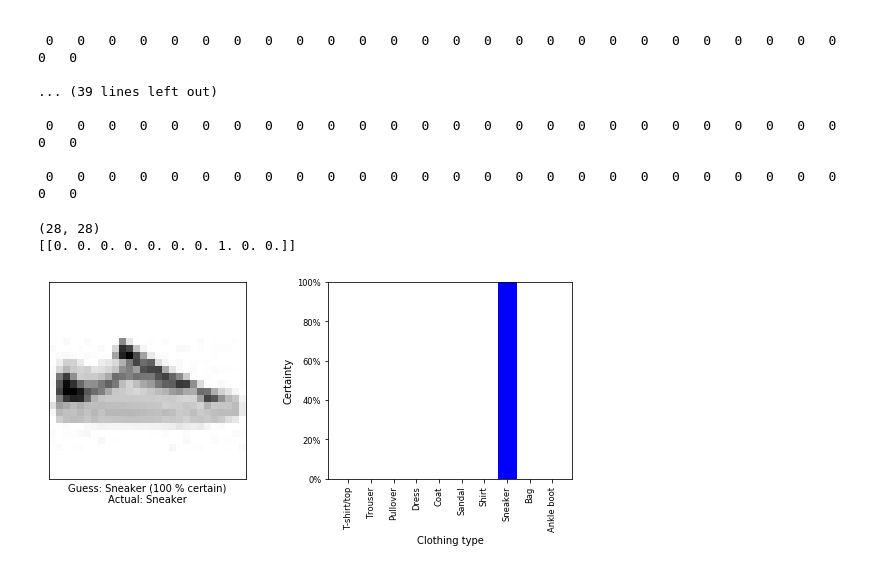
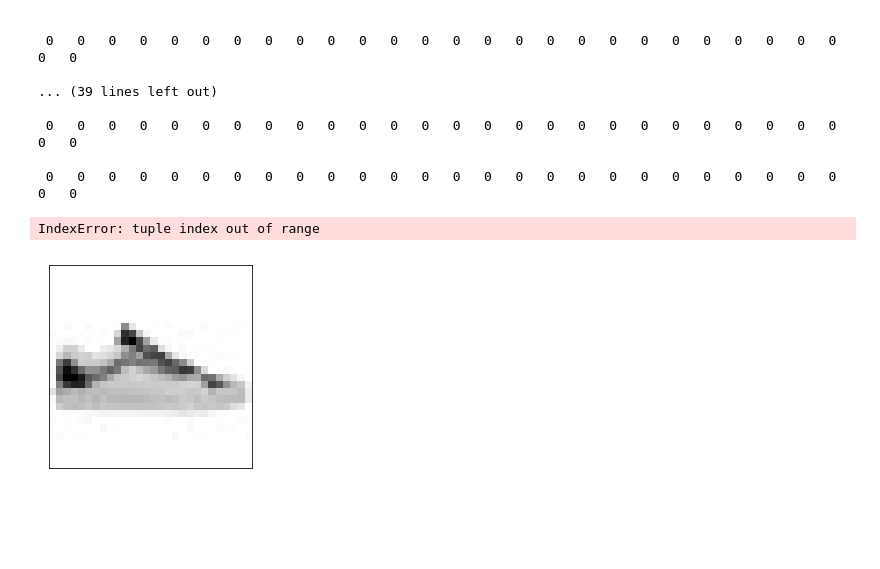
Before and after one commit to mattnappo/basic-ml, a Jupyter notebook: Notebooks/NeuralNetworks/FashionNet.ipynb, the cells around one changed output. Saved outputs shown, nothing was run; the diff lists cells and outputs as text; code cells hidden in the pictures; blank space fills up the shorter version.

```diff
--- a/Notebooks/NeuralNetworks/FashionNet.ipynb
+++ b/Notebooks/NeuralNetworks/FashionNet.ipynb
@@ -286,12 +286,3 @@ visualize_image(custom_image)
  0   0   0   0   0   0   0   0   0   0   0   0   0   0   0   0   0   0   0   0   0   0   0   0   0   0   0   0
 
  0   0   0   0   0   0   0   0   0   0   0   0   0   0   0   0   0   0   0   0   0   0   0   0   0   0   0   0
-# %%
-print(np.shape(custom_image))
-
-custom_prediction = model.predict([[custom_image]])
-
-print(custom_prediction)
-# %% [output]
-(28, 28)
-[[0. 0. 0. 0. 0. 0. 0. 1. 0. 0.]]
@@ -298,13 +310,47 @@ print(custom_prediction)
+# %%
+def plot_value_array_predict(prediction_vectors):
+    prediction_vector = prediction_vectors
+
+    plt.grid(False)
+
+    plot = plt.bar(
+        range(len(labels)),
+        prediction_vector,
+        color = '#fa34ab'
+    )
+
+    plt.xlabel('Clothing type')
+    plt.ylabel('Certainty')
+
+    plt.xticks(
+        range(len(labels)),
+        labels,
+        size='small',
+        rotation=90
+    )
+
+    plt.ylim([0, 1])
+
+    nums = []
+    for num in np.arange(0, 120, 20):
+        nums.append(str(num) + "%")
+
+    plt.yticks(np.arange(0, 1.2, .2), nums, size='small')
+
+    predicted_label = np.argmax(prediction_vector)
+
+    plot[predicted_label].set_color('red')
 # %%
 plt.figure(figsize = (8, 4))
 plt.subplot(1, 2, 1)
 
-plot_image(0, custom_prediction, [7], [custom_image])
+plot_image_predict(0, [custom_prediction], [custom_image])
 plt.subplot(1, 2, 2)
 
-plot_value_array(0, custom_prediction, [7])
+plot_value_array_predict(custom_prediction)
 
 plt.tight_layout()
 plt.show()
 # %% [output]
+IndexError: tuple index out of range
-[figure, old version]
+[figure, new version]
```
Also changed, not shown: parts of 2 cells of this notebook.
